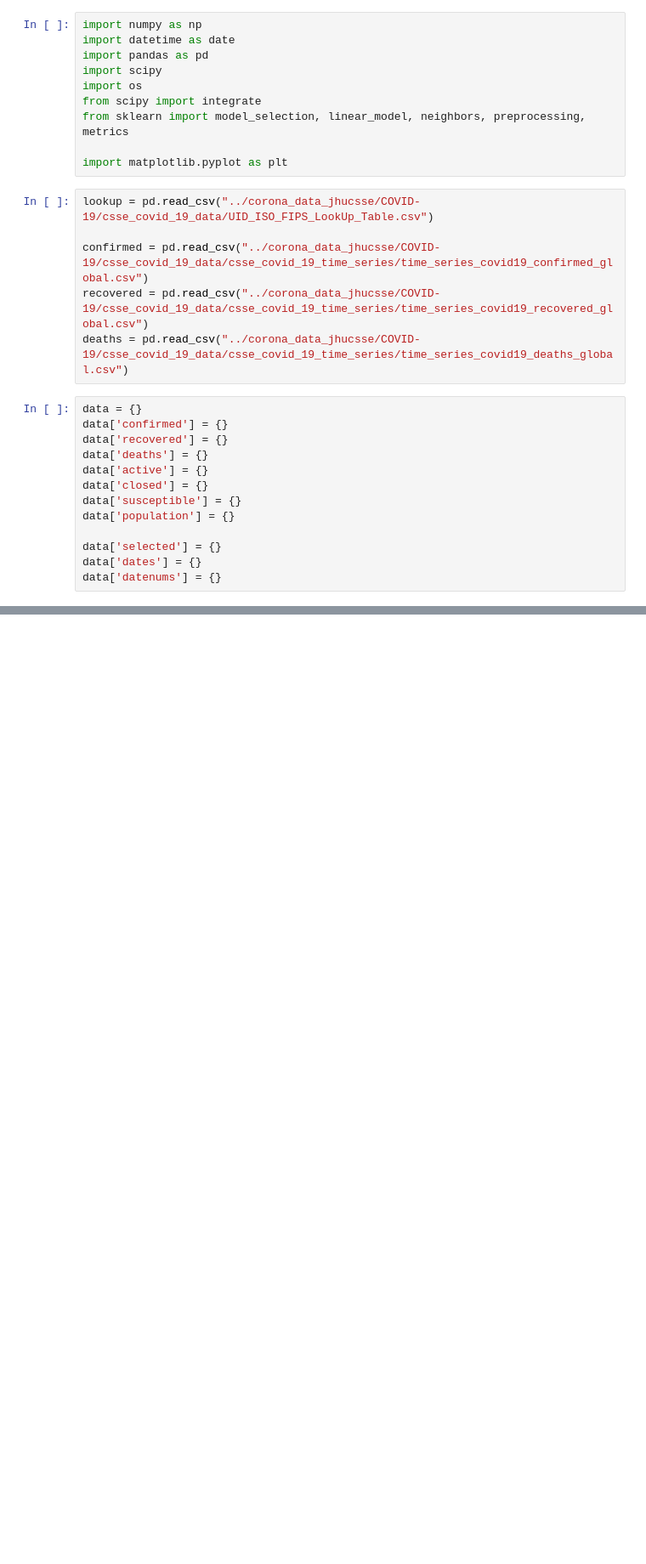
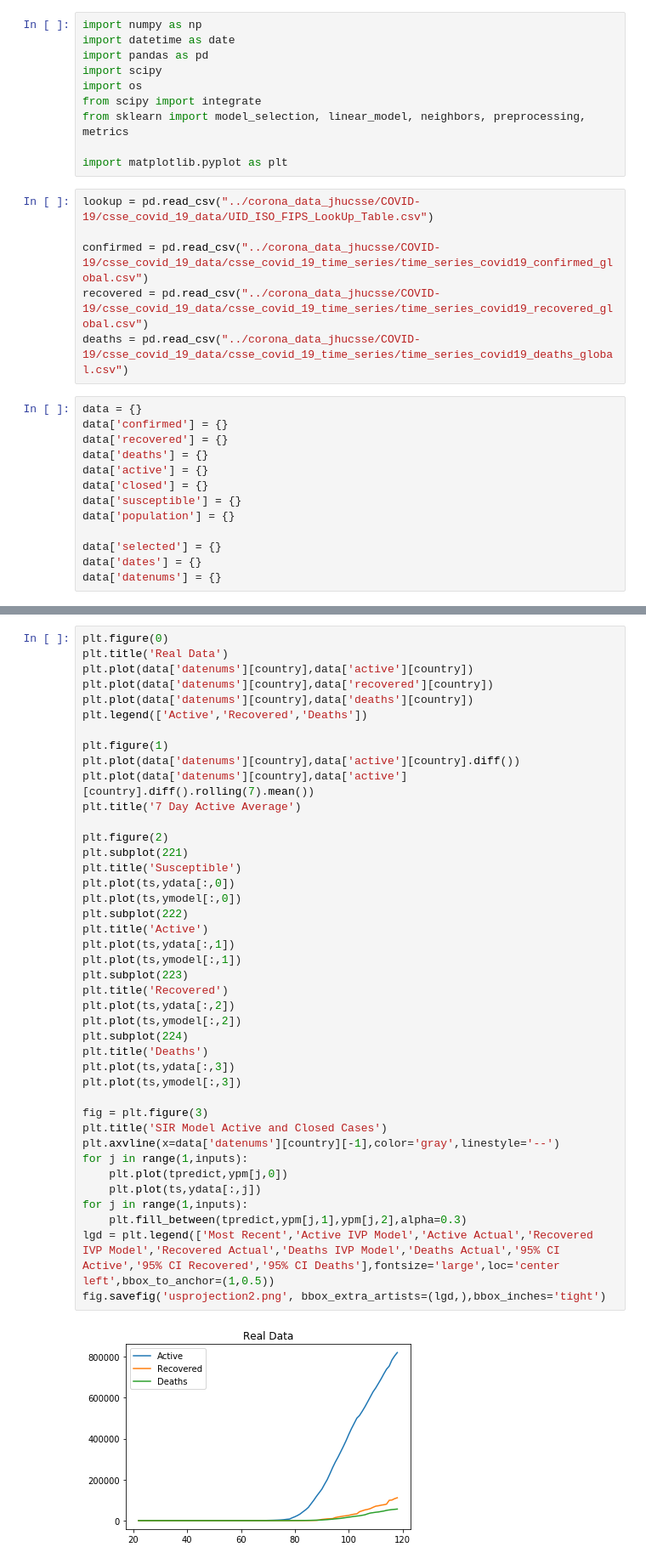
Before and after one commit to mikhailgaerlan/COVID-19-Model, a Jupyter notebook: coviddatamodel.ipynb, the cells around one changed output, grey strips where cells are left out. Shown at 85% size. Saved outputs shown, nothing was run; the diff lists cells and outputs as text; blank space fills up the shorter version.

```diff
--- a/coviddatamodel.ipynb
+++ b/coviddatamodel.ipynb
@@ -231,0 +285,43 @@ fig.savefig('usprojection.png', bbox_extra_artists=(lgd,),bbox_inches='tight')
+# %%
+plt.figure(0)
+plt.title('Real Data')
+plt.plot(data['datenums'][country],data['active'][country])
+plt.plot(data['datenums'][country],data['recovered'][country])
+plt.plot(data['datenums'][country],data['deaths'][country])
+plt.legend(['Active','Recovered','Deaths'])
+
+plt.figure(1)
+plt.plot(data['datenums'][country],data['active'][country].diff())
+plt.plot(data['datenums'][country],data['active'][country].diff().rolling(7).mean())
+plt.title('7 Day Active Average')
+
+plt.figure(2)
+plt.subplot(221)
+plt.title('Susceptible')
+plt.plot(ts,ydata[:,0])
+plt.plot(ts,ymodel[:,0])
+plt.subplot(222)
+plt.title('Active')
+plt.plot(ts,ydata[:,1])
+plt.plot(ts,ymodel[:,1])
+plt.subplot(223)
+plt.title('Recovered')
+plt.plot(ts,ydata[:,2])
+plt.plot(ts,ymodel[:,2])
+plt.subplot(224)
+plt.title('Deaths')
+plt.plot(ts,ydata[:,3])
+plt.plot(ts,ymodel[:,3])
+
+fig = plt.figure(3)
+plt.title('SIR Model Active and Closed Cases')
+plt.axvline(x=data['datenums'][country][-1],color='gray',linestyle='--')
+for j in range(1,inputs):
+    plt.plot(tpredict,ypm[j,0])
+    plt.plot(ts,ydata[:,j])
+for j in range(1,inputs):
+    plt.fill_between(tpredict,ypm[j,1],ypm[j,2],alpha=0.3)
+lgd = plt.legend(['Most Recent','Active IVP Model','Active Actual','Recovered IVP Model','Recovered Actual','Deaths IVP Model','Deaths Actual','95% CI Active','95% CI Recovered','95% CI Deaths'],fontsize='large',loc='center left',bbox_to_anchor=(1,0.5))
+fig.savefig('usprojection2.png', bbox_extra_artists=(lgd,),bbox_inches='tight')
+# %% [output]
+[figure, added]
```
Also changed, not shown: parts of 11 cells of this notebook.
